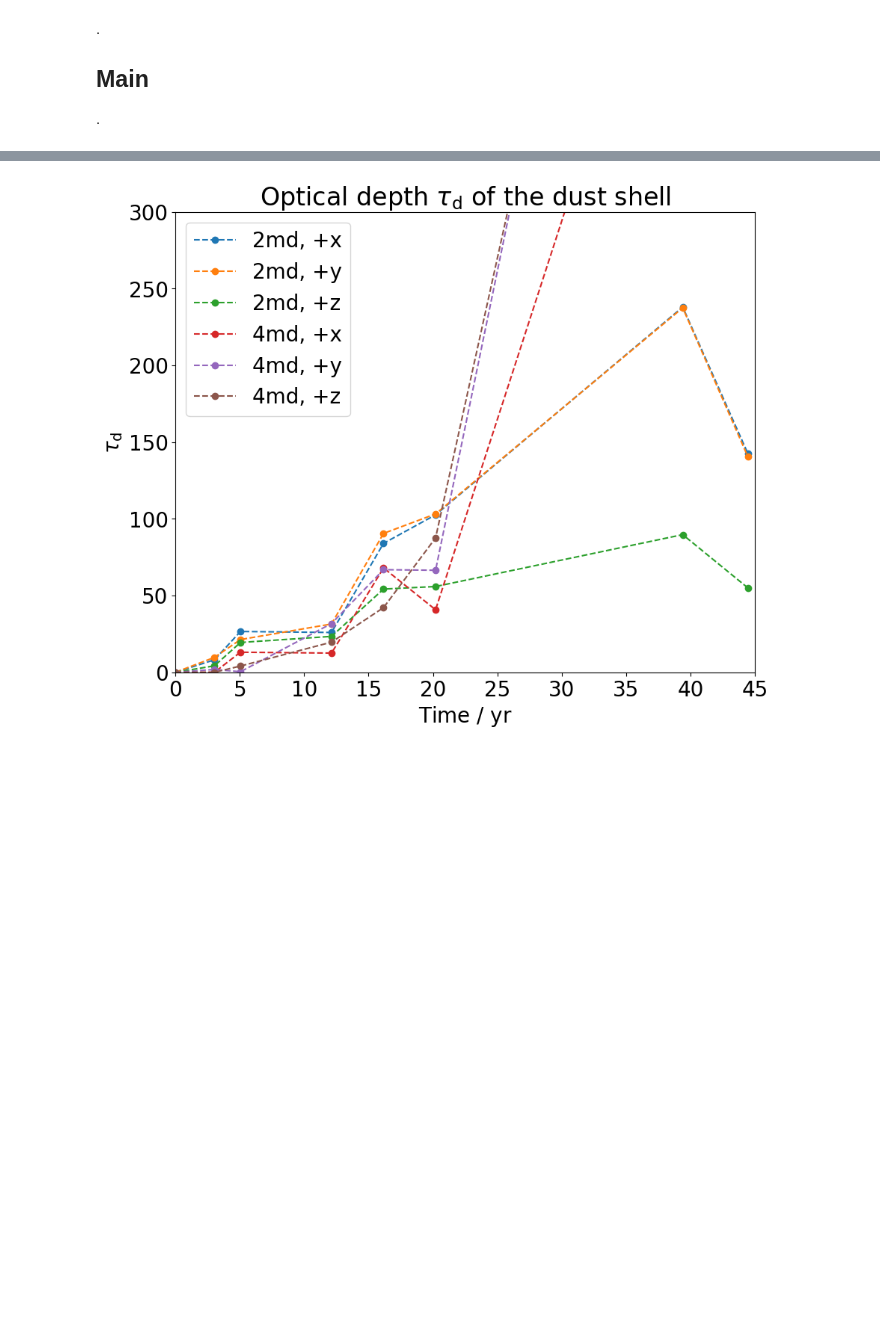
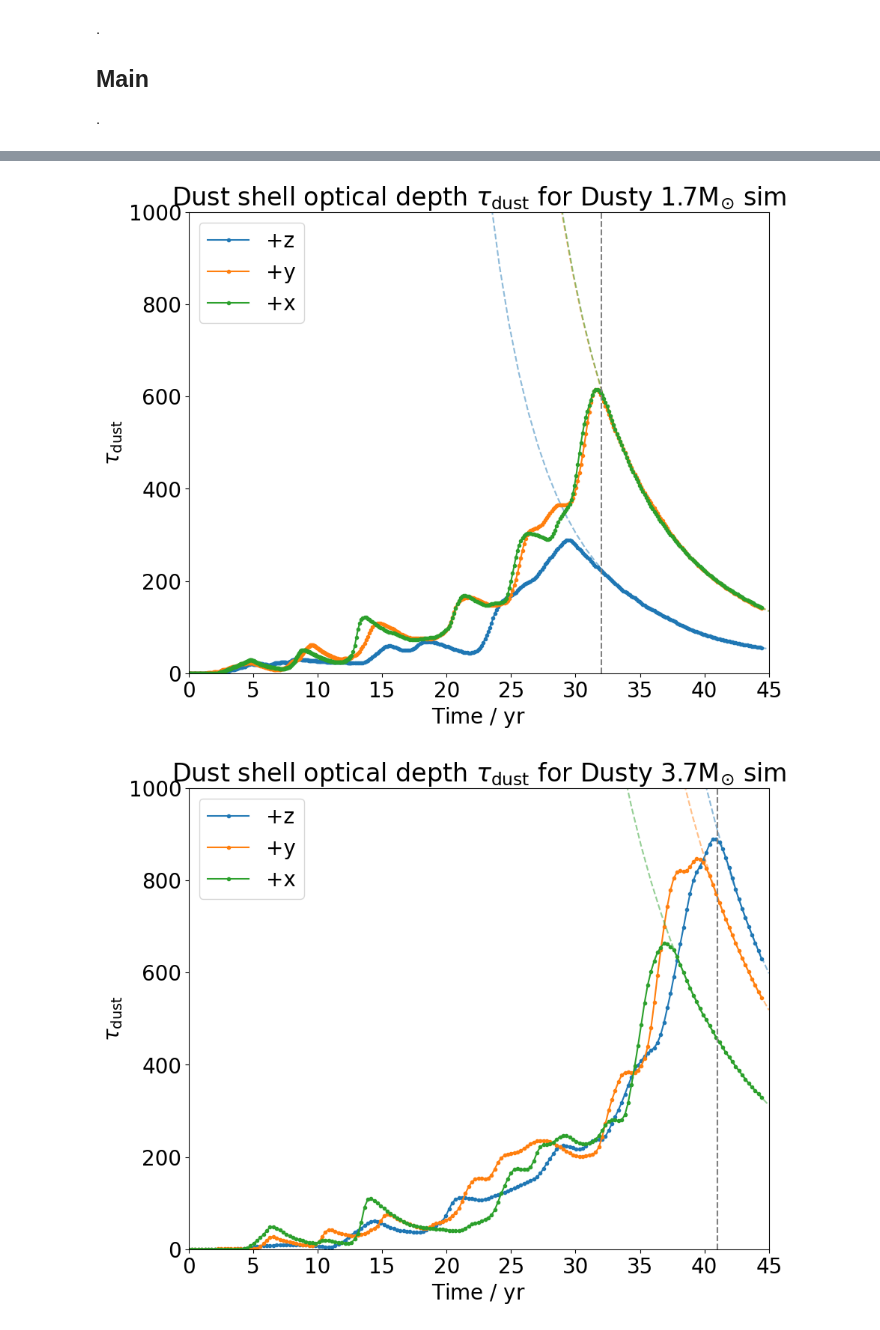
Before and after one commit to chunliangmu/RTinCEE-scripts-2024, a Jupyter notebook: script_TauDust.ipynb, the cells around one changed output, grey strips where cells are left out. Saved outputs shown, nothing was run; the diff lists cells and outputs as text; code cells hidden in the pictures; blank space fills up the shorter version.

Commit message:
Added taudust(t) fitting using scipy.optimize.curve_fit

```diff
--- a/script_TauDust.ipynb
+++ b/script_TauDust.ipynb
@@ -121,5 +122,5 @@ from clmuphantomlib.geometry import get_dist2_from_pts_to_line, get_dist2_from_p
 
 .
 # %%
-do_debug = False
+do_debug = True
 # %%
@@ -225,29 +215,64 @@ np.float64(0.0)
 # %%
-if __name__ == '__main__' and not do_debug:
+if __name__ == '__main__' and do_debug:
 
-    fig, ax = plt.subplots(figsize=(10, 8))
+    xlim = (0, 45)
+
+    t_dust_stop = {
+        '2md': 32 * units.yr,
+        '4md': 41 * units.yr,
+    }
+
+    # - set dust shell dispersion func -
+    alpha0 = -10/3
+    # f: get tau_dust from time
+    f = lambda t, A, t0, alpha=alpha0: 10**A * (t - t0)**alpha
+    # g: f^-1, i.e., get time from tau_dust
+    g = lambda tau_dust, A, t0, alpha=alpha0: (tau_dust / 10**A)**(1/alpha) + t0
+
 
     for job_nickname in job_nicknames:
-        with open(f"{interm_dir}taudust.{job_nickname}.json", 'r') as f:
-            data = mupl.json_load(f, metadata)
-        for label in data['v'].keys():
+        job_profile = JOB_PROFILES_DICT[job_nickname]
+        fig, ax = plt.subplots(figsize=(10, 8))
+
+        # - read and plot original -
+        with open(f"{interm_dir}taudust.{job_nickname}.json", 'r') as fp:
+            data = mupl.json_load(fp, metadata)
+        for ilabel, label in enumerate(['+z', '+y', '+x']):
             mask = np.isfinite(data['times'])
             xs = data['times'][mask]
             ys = data['v'][label]['tau_dust'][mask]
-            ax.plot(xs, ys, 'o--', label=f"{job_nickname}, {label}")
+            ax.plot(xs, ys, '.-', label=f"{label}", color=f'C{ilabel}')
 
-    ax.set_xlim((0,  45))
-    # ax.set_ylim((0, 400))
-    ax.set_xlabel(f"Time / {xs.unit.to_string('latex_inline')}")
-    ax.set_ylabel(f"$\\tau_\\mathrm{{d}}$")
-    ax.legend()
+            # - prepare data -
+            mk = xs > t_dust_stop[job_nickname]
+            xs_d, ys_d = xs[mk].to_value(units.yr), ys[mk]
+            # set initial guess p0
+            t00 = 10.
+            A0 = np.average(np.log10(ys_d / f(xs_d, 0., t00)))
+            p0 = (A0, t00)
+            # - fit and plot dispersion prediction -
+            popt, pcov = curve_fit(f, xs_d, ys_d, p0=p0)
+            perr = np.sqrt(np.diag(pcov))
+            t0 = popt[1]
+            xs_p = np.linspace(t0, xlim[1])
+            ax.plot(xs_p, f(xs_p, *popt), '--', color=f'C{ilabel}', alpha=0.5)
+            print(
+                f"{job_nickname} {label}: {' \t'.join([f'$ {pv:.5f} \\pm {pe:.5f} $' for pv, pe in zip(popt, perr)])}",
+                f"\n\tDust shell disperses at {g(PHOTOSPHERE_TAU, *popt):.3f} yr",
+            )
 
-    # fig.savefig(f"{output_dir}taudust.pdf")
 
-    # ax.set_ylim((0, 1000))
-    ax.set_ylim((0, 300))
-    # fig.savefig(f"{output_dir}taudust-more.pdf")
+        ax.axvline(t_dust_stop[job_nickname].to_value(units.yr), linestyle='--', color='grey')
 
-    ax.set_title("Optical depth $\\tau_\\mathrm{{d}}$ of the dust shell")
-    fig.savefig(f"{output_dir}test-taudust-more.png")
+        # - formatting -
+        ax.set_xlim(xlim)
+        # ax.set_ylim((0, 400))
+        ax.set_xlabel(f"Time / {xs.unit.to_string('latex_inline')}")
+        ax.set_ylabel(f"$\\tau_\\mathrm{{dust}}$")
+        ax.legend(loc='upper left')
+        ax.set_ylim((0, 1000))
+        ax.set_title(f"{job_profile['name']}")
+        fig.savefig(f"{output_dir}{job_nickname}_taudust.pdf")
+        ax.set_title(f"Dust shell optical depth $\\tau_\\mathrm{{dust}}$ for {job_profile['name']} sim")
+        fig.savefig(f"{output_dir}{job_nickname}_taudust.png")
 # %% [output]
@@ -254 +291,2 @@ if __name__ == '__main__' and not do_debug:
-[figure, old version]
+[figure, new version]
+[figure, added]
```
Also changed, not shown: parts of 10 cells of this notebook.
